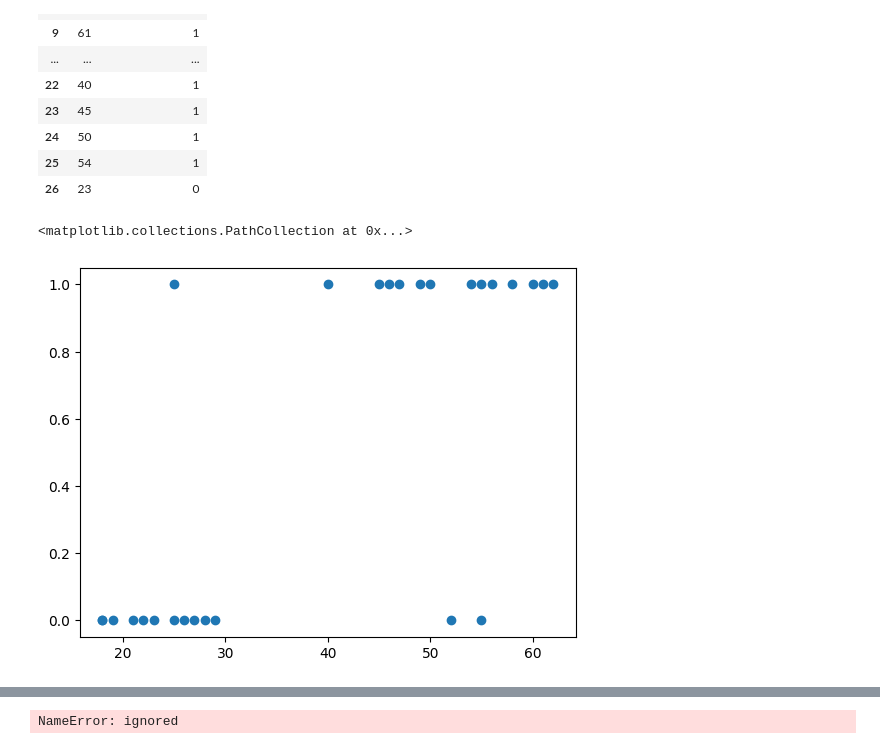
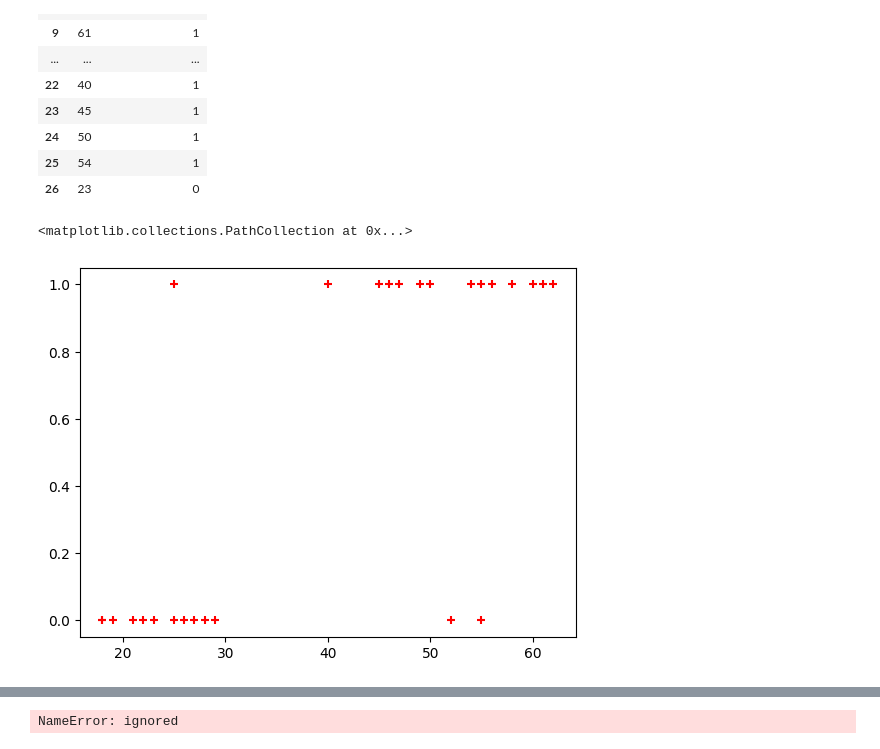
Before and after one commit to shivanginayak-bit/shivanginayak-bit, a Jupyter notebook: Pandas_Operations.ipynb, the cells around one changed output, grey strips where cells are left out. Drawn from its saved outputs; the diff is of its cells as text; code cells hidden in the pictures.

```diff
--- a/Pandas_Operations.ipynb
+++ b/Pandas_Operations.ipynb
@@ -1364,10 +1364,10 @@ df
 | 25 | 54 | 1 |
 | 26 | 23 | 0 |
 # %%
-plt.scatter(df.age,df.bought_insurance)
+plt.scatter(df.age, df.bought_insurance ,marker='+',color ='red')
 # %% [output]
 <matplotlib.collections.PathCollection at 0x...>
-[figure, old version]
+[figure, new version]
 # %%
 from sklearn.model_selection import train_test_split
 df
```
Also changed, not shown: parts of 10 cells of this notebook.
